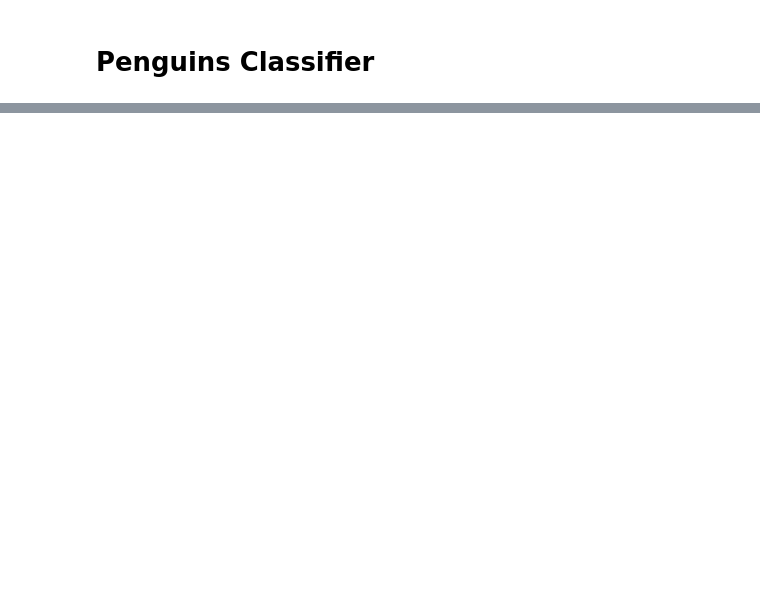
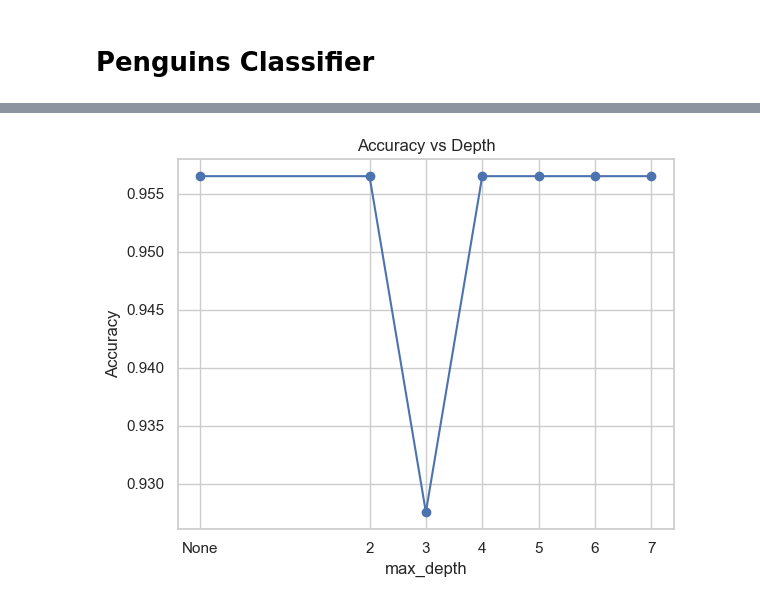
Before and after one commit to tapoiya28/Project2-Decision-Tree-Using-Scikitlearn, a Jupyter notebook: penguins.ipynb, the cells around one changed output, grey strips where cells are left out. Saved outputs shown, nothing was run; the diff lists cells and outputs as text; code cells hidden in the pictures; blank space fills up the shorter version.

```diff
--- a/penguins.ipynb
+++ b/penguins.ipynb
@@ -9,3 +281,25 @@ from visualize import visualize_all, plot_class_distributions, plot_original_dis
+# %%
+def plot_accuracy_vs_depth(results, title="Accuracy vs. Tree Depth"):
+
+
+
+    df = results.copy()
+    #
+    df["numeric_depth"] = df["max_depth"].apply(lambda d: -1 if d=="None" or d is None else d)
+
+    # Vẽ line chart
+    plt.figure()
+    plt.plot(df["numeric_depth"], df["accuracy"], marker='o')
+    # Đổi nhãn x-axis từ numeric_depth sang max_depth
+    xticks = df["numeric_depth"].tolist()
+    xlabels = df["max_depth"].tolist()
+    plt.xticks(xticks, xlabels)
+
+    plt.xlabel("max_depth")
+    plt.ylabel("Accuracy")
+    plt.title(title)
+    plt.grid(True)
+    plt.show()
 # %%
 dataset_path = "Data/penguinsData.csv"
 # %%
@@ -51,0 +421,5 @@ results_df
+# %%
+# line chart between Accuracy and Depth
+plot_accuracy_vs_depth(results_df, title="Accuracy vs Depth")
+# %% [output]
+[figure, added]
```
Also changed, not shown: parts of 17 cells of this notebook.
